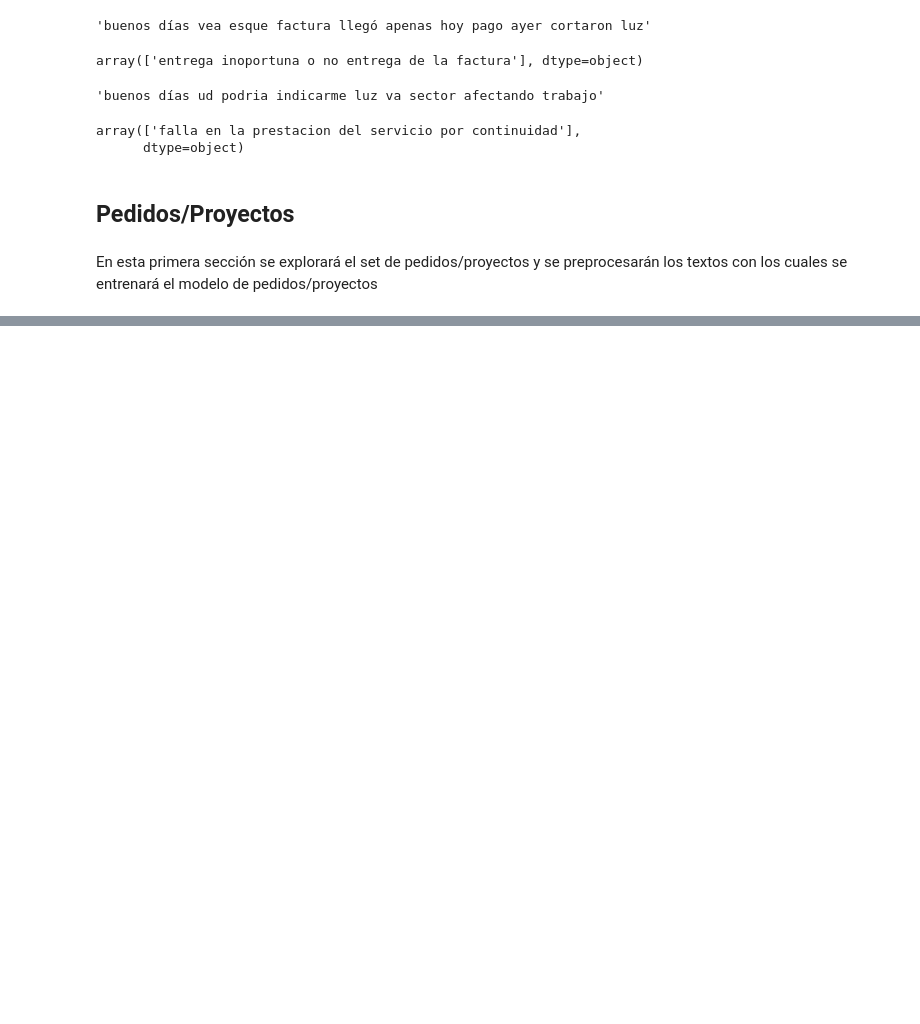
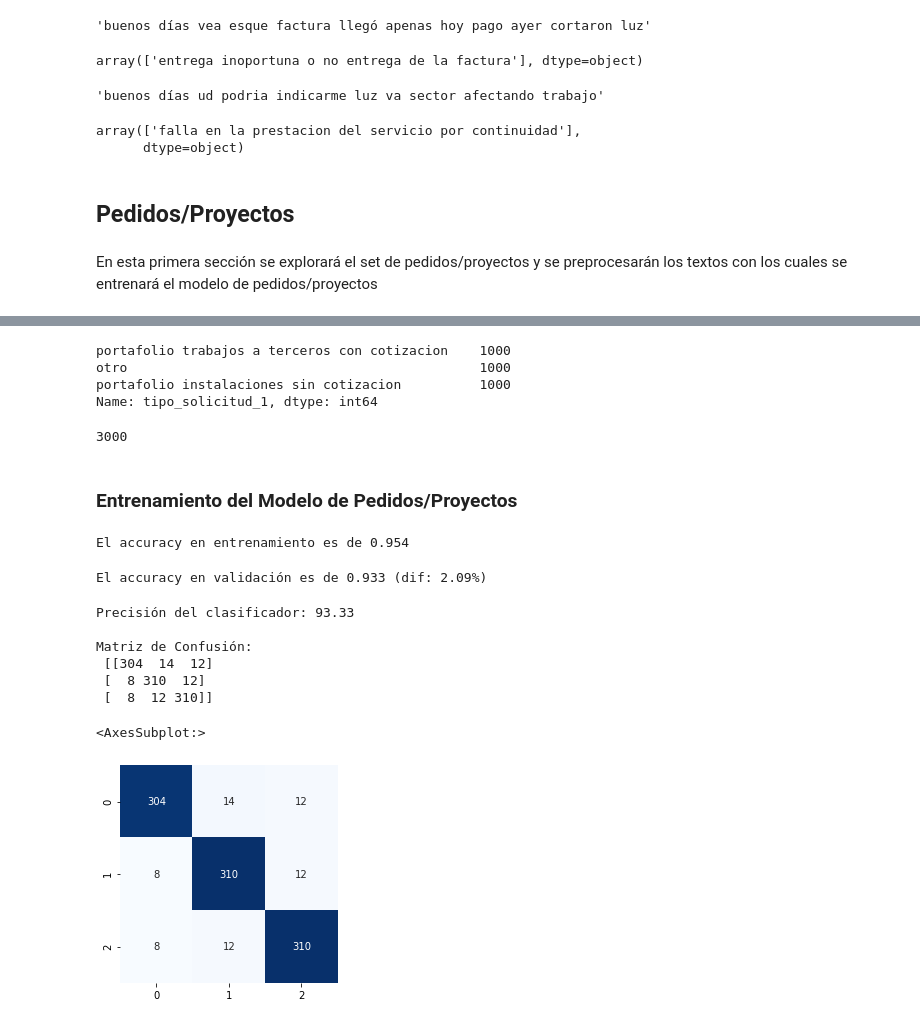
Before and after one commit to dl-jgallego/pqr, a Jupyter notebook: PQRnivel2.ipynb, the cells around one changed output, grey strips where cells are left out. Drawn from its saved outputs; the diff is of its cells as text; code cells hidden in the pictures; blank space fills up the shorter version.

```diff
--- a/PQRnivel2.ipynb
+++ b/PQRnivel2.ipynb
@@ -759,6 +759,6 @@ array(['falla en la prestacion del servicio por continuidad'],
 En esta primera sección se explorará el set de pedidos/proyectos y se preprocesarán los textos con los cuales se entrenará el modelo de pedidos/proyectos
 # %%
 a = datos_md[datos_md['tipo_solicitud']=='pedidos/proyectos'][['tipo_solicitud_1', 'OBSERVACION USUARIO']]
-a['tipo_solicitud_1'] = a['tipo_solicitud_1'].map(lambda x: 'otro' if x not in ['falla en la prestacion del servicio por continuidad', 'entrega inoportuna o no entrega de la factura'] else x)
+a['tipo_solicitud_1'] = a['tipo_solicitud_1'].map(lambda x: 'otro' if x not in ['portafolio instalaciones sin cotizacion', 'portafolio trabajos a terceros con cotizacion'] else x)
 print(a['tipo_solicitud_1'].value_counts())
 # %% [output]
@@ -766 +768,76 @@ otro    5681
 Name: tipo_solicitud_1, dtype: int64
+# %%
+depurar = ['portafolio instalaciones sin cotizacion', 'portafolio trabajos a terceros con cotizacion', 'otro']
+for d in depurar:
+    temp = a[a['tipo_solicitud_1']==d]
+    indexes = temp.index
+    index_sample = random.sample(list(indexes), len(temp)-1000)
+    a.drop(index_sample, inplace=True)
+a['tipo_solicitud_1'].value_counts()
+# %% [output]
+portafolio trabajos a terceros con cotizacion    1000
+otro                                             1000
+portafolio instalaciones sin cotizacion          1000
+Name: tipo_solicitud_1, dtype: int64
+# %%
+possible_labels = a['tipo_solicitud_1'].unique()
+
+label_dict = {}
+for index, possible_label in enumerate(possible_labels):
+    label_dict[possible_label] = index
+a['tipo_sol_1_int'] = a['tipo_solicitud_1'].replace(label_dict)
+# %%
+len(a)
+# %% [output]
+3000
+# %% [markdown]
+### Entrenamiento del Modelo de Pedidos/Proyectos
+# %%
+## Acá se entrena una SVC con kernel lineal.
+##
+
+x = a['OBSERVACION USUARIO']
+y = a['tipo_solicitud_1']
+
+x_train, x_test, y_train, y_test = train_test_split(x, y, test_size=0.33, random_state=2022021, stratify=a['tipo_solicitud_1'])
+
+pred_proy_clf = Pipeline([('tfidf', TfidfVectorizer(max_df=0.90, min_df=10)),
+                         ('svd', TruncatedSVD(n_components=100)),
+                         ('svm', LinearSVC(C=10, random_state=1022021, max_iter=2000))])
+#peticion_clf = Pipeline([('tfidf', TfidfVectorizer()), ('scl', preprocessing.StandardScaler(with_mean=False)),
+#                         ('svm', SVC(C=10, kernel='rbf', random_state=10022021, max_iter=2000))])
+train_acc = pred_proy_clf.fit(x_train, y_train).score(x_train, y_train)
+
+#queja_clf = pickle.load(open('C:\DataLab\datasets\PQR\pqr\LinearSCV_PQR_2_queja.sav', 'rb'))
+#train_acc = queja_clf.score(x_train, y_train)
+print(f"El accuracy en entrenamiento es de {round(train_acc, 3)}")
+# %% [output]
+El accuracy en entrenamiento es de 0.954
+# %%
+predictions = pred_proy_clf.predict(x_test)
+test_acc = metrics.accuracy_score(y_test, predictions)
+
+print(f"El accuracy en validación es de {round(test_acc, 3)} (dif: {round((train_acc-test_acc)*100, 2)}%)")
+if train_acc-test_acc > 0.10:
+    print("Warning: peligro de sobre-entrenamiento")
+# %% [output]
+El accuracy en validación es de 0.933 (dif: 2.09%)
+# %%
+#Calculamos la precisión y mostramos la matriz de confusión
+acc = metrics.accuracy_score(y_test, predictions)
+mat = metrics.confusion_matrix(y_test, predictions)
+
+print ("Precisión del clasificador: %.2f " %(acc*100.0) )
+print ("\nMatriz de Confusión: \n", mat)
+
+#Esta es otra forma de ver la matriz de confusión
+sns.heatmap(mat, square=True, annot=True, fmt="d", cbar=False, cmap="Blues")
+# %% [output]
+Precisión del clasificador: 93.33
+
+Matriz de Confusión:
+ [[304  14  12]
+ [  8 310  12]
+ [  8  12 310]]
+<AxesSubplot:>
+[figure, added]
```
Also changed, not shown: parts of 11 cells of this notebook.
